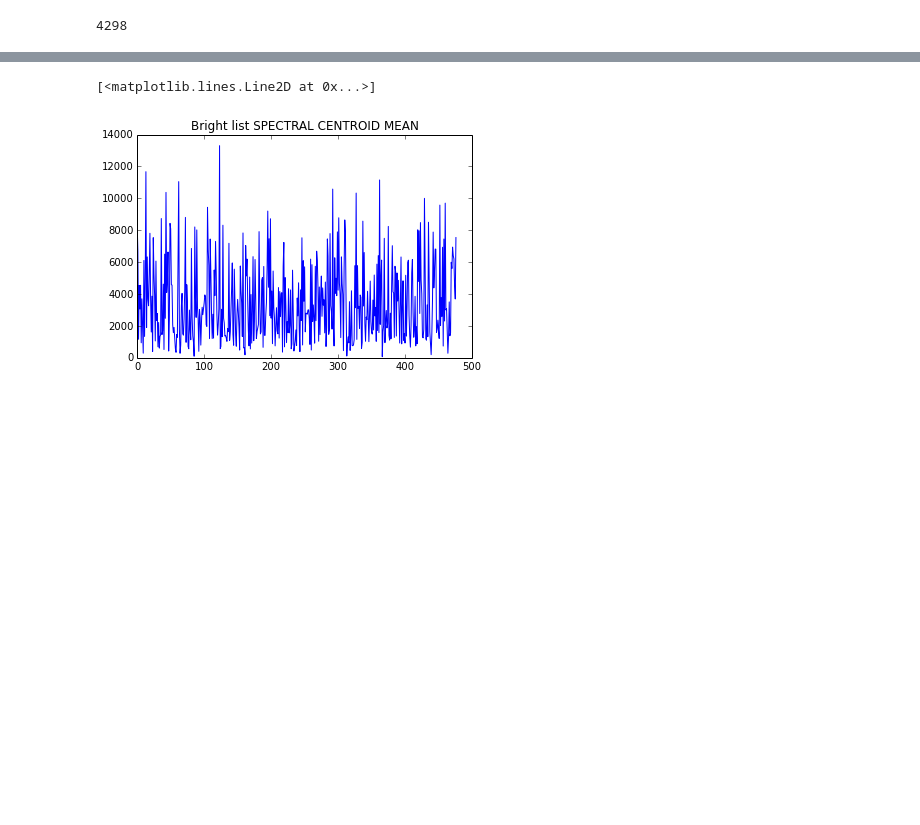
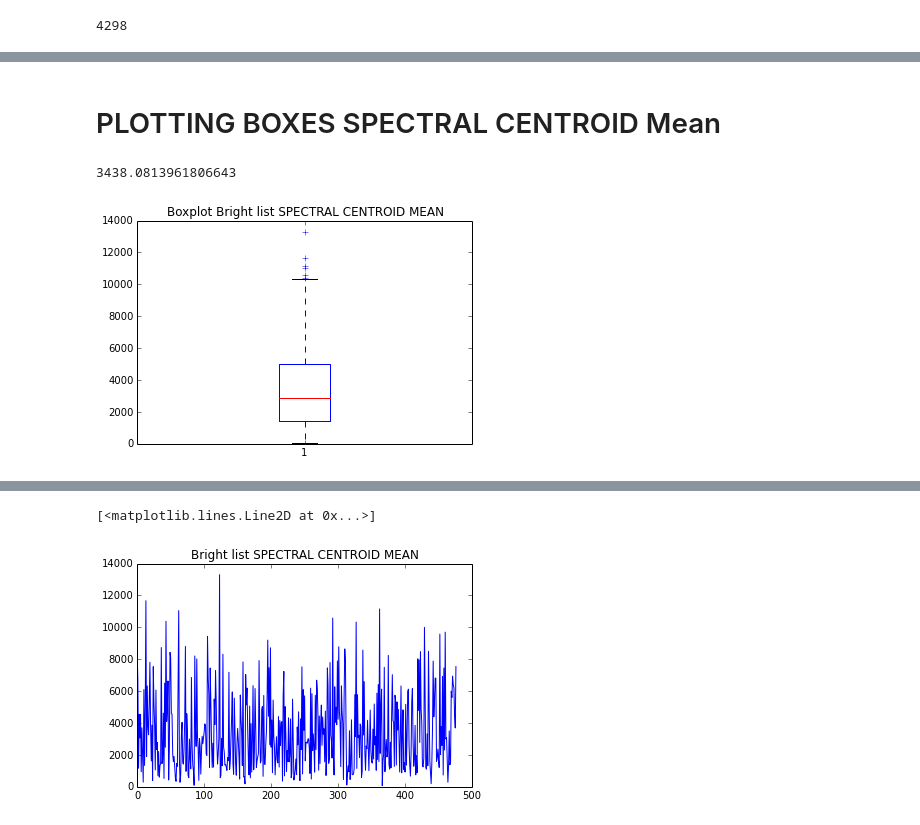
Before and after one commit to pedrogogo/SMC_Th, a Jupyter notebook: json_read_computing_essentia_descriptors.ipynb, the cells around one changed output, grey strips where cells are left out. Saved outputs shown, nothing was run; the diff lists cells and outputs as text; code cells hidden in the pictures; blank space fills up the shorter version.

```diff
--- a/json_read_computing_essentia_descriptors.ipynb
+++ b/json_read_computing_essentia_descriptors.ipynb
@@ -414,0 +450,9 @@ sum(sc_sharp_mean) / float(len(sc_sharp_mean))
+# %% [markdown]
+# PLOTTING BOXES SPECTRAL CENTROID Mean
+# %%
+plt.title ('Boxplot Bright list SPECTRAL CENTROID MEAN')
+plt.boxplot(sc_bright_mean)
+sum(sc_bright_mean) / float(len(sc_bright_mean))
+# %% [output]
+3438.0813961806643
+[figure, added]
```
Also changed, not shown: parts of 105 cells of this notebook.
